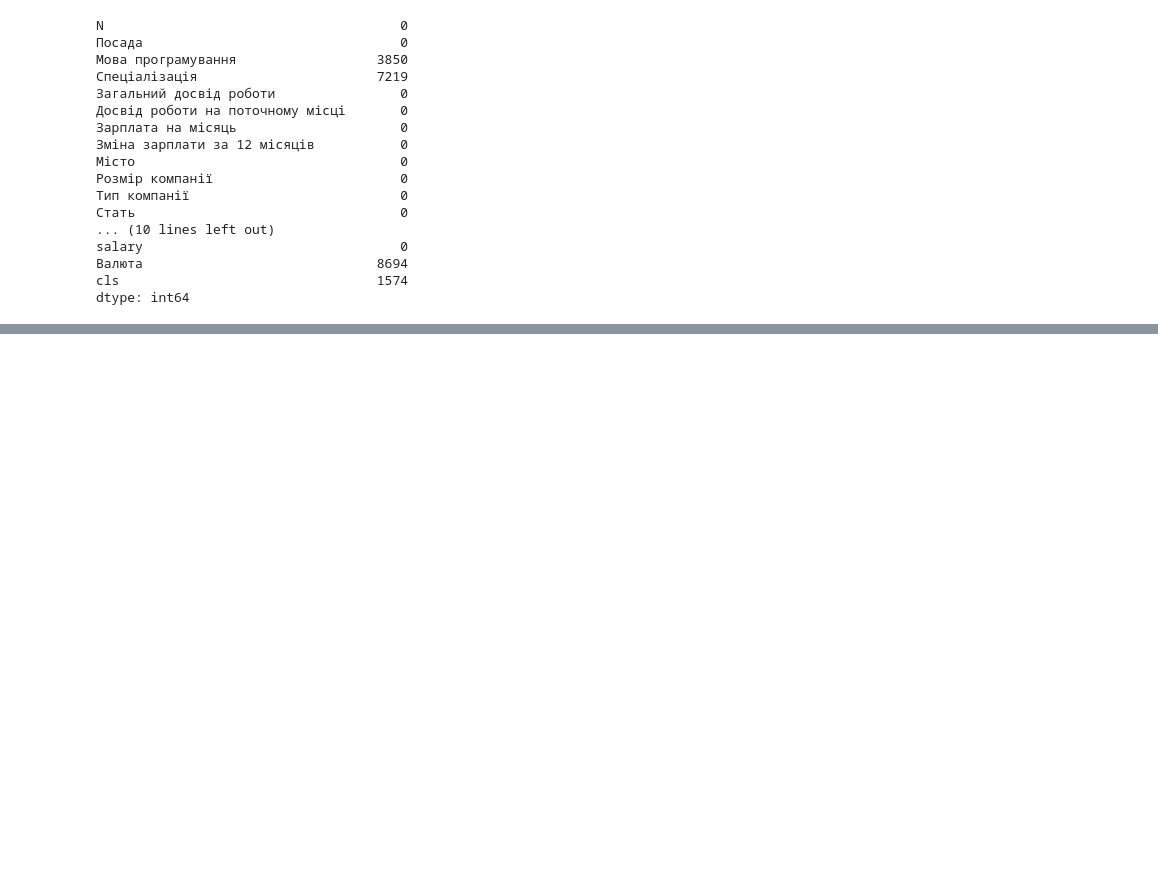
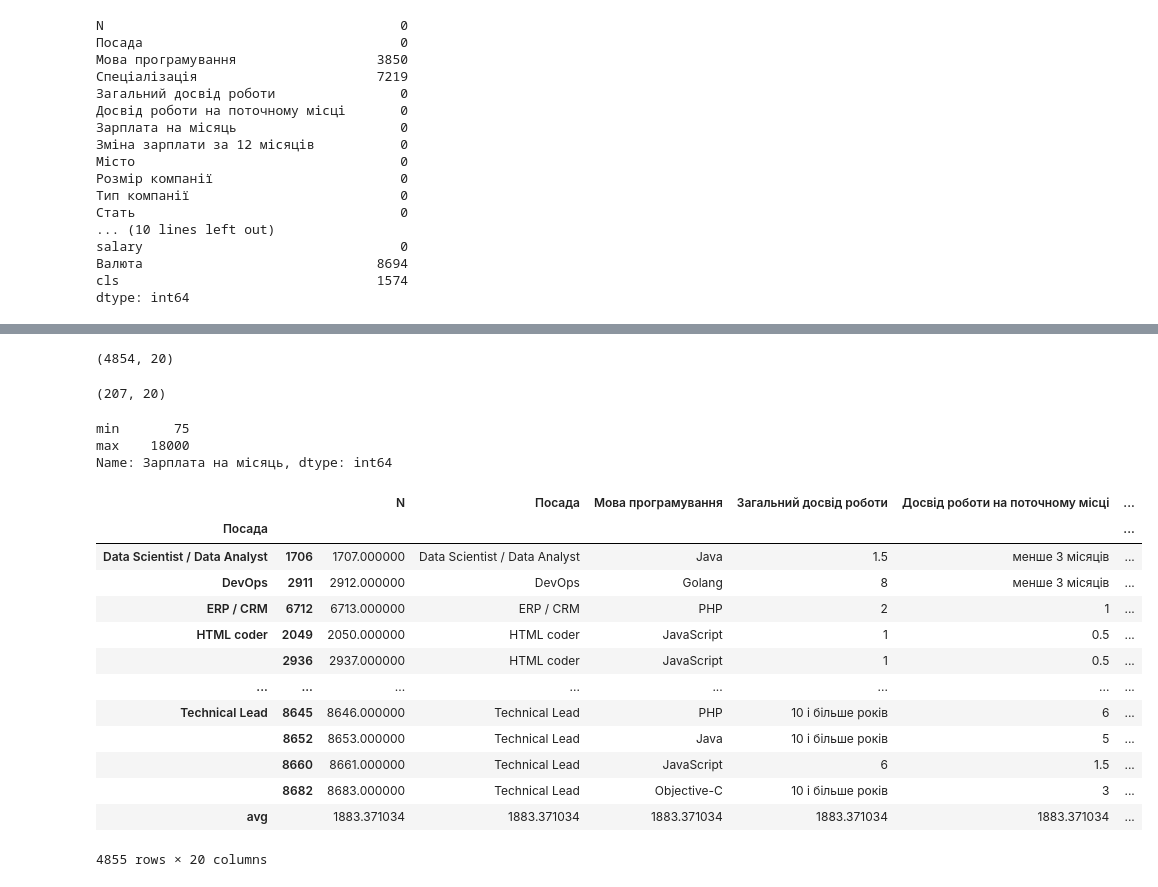
Before and after one commit to yehorkalchenko81/Data-Analysis-with-Pandas, a Jupyter notebook: Hw2_2.ipynb, the cells around one changed output, grey strips where cells are left out. Drawn from its saved outputs; the diff is of its cells as text; code cells hidden in the pictures; blank space fills up the shorter version.

```diff
--- a/Hw2_2.ipynb
+++ b/Hw2_2.ipynb
@@ -56,3 +56,8 @@ salary                                 0
 Валюта                              8694
 cls                                 1574
 dtype: int64
+# %%
+nan_columns = table.columns[table.isnull().any()]
+non_prog_lang_columns = nan_columns.to_list()
+non_prog_lang_columns.remove('Мова програмування')
+table.drop(non_prog_lang_columns, axis=1, inplace=True)
@@ -58,0 +84,6 @@ dtype: int64
+# %%
+table.dropna(inplace=True)
+# %%
+table.shape
+# %% [output]
+(4854, 20)
@@ -58,0 +92,32 @@ dtype: int64
+# %%
+python_data.shape
+# %% [output]
+(207, 20)
+# %%
+grouped_table_by_posada = table.groupby(by='Посада').apply(lambda x: x)
+# %%
+grouped_table_by_posada['Зарплата на місяць'].agg(['min', 'max'])
+# %% [output]
+min       75
+max    18000
+Name: Зарплата на місяць, dtype: int64
+# %%
+def fill_avg_salary(group):
+    group['avg'] = group['Зарплата на місяць'].mean()
+    return group
+grouped_table_by_posada.apply(fill_avg_salary)
+# %% [output]
+|  |  | N | Посада | Мова програмування | Загальний досвід роботи | Досвід роботи на поточному місці | ... |
+| Посада |  |  |  |  |  |  | ... |
+| Data Scientist / Data Analyst | 1706 | 1707.000000 | Data Scientist / Data Analyst | Java | 1.5 | менше 3 місяців | ... |
+| DevOps | 2911 | 2912.000000 | DevOps | Golang | 8 | менше 3 місяців | ... |
+| ERP / CRM | 6712 | 6713.000000 | ERP / CRM | PHP | 2 | 1 | ... |
+| HTML coder | 2049 | 2050.000000 | HTML coder | JavaScript | 1 | 0.5 | ... |
+|  | 2936 | 2937.000000 | HTML coder | JavaScript | 1 | 0.5 | ... |
+| ... | ... | ... | ... | ... | ... | ... | ... |
+| Technical Lead | 8645 | 8646.000000 | Technical Lead | PHP | 10 і більше років | 6 | ... |
+|  | 8652 | 8653.000000 | Technical Lead | Java | 10 і більше років | 5 | ... |
+|  | 8660 | 8661.000000 | Technical Lead | JavaScript | 6 | 1.5 | ... |
+|  | 8682 | 8683.000000 | Technical Lead | Objective-C | 10 і більше років | 3 | ... |
+| avg |  | 1883.371034 | 1883.371034 | 1883.371034 | 1883.371034 | 1883.371034 | ... |
+4855 rows × 20 columns
```
Also changed, not shown: parts of 2 cells of this notebook.
